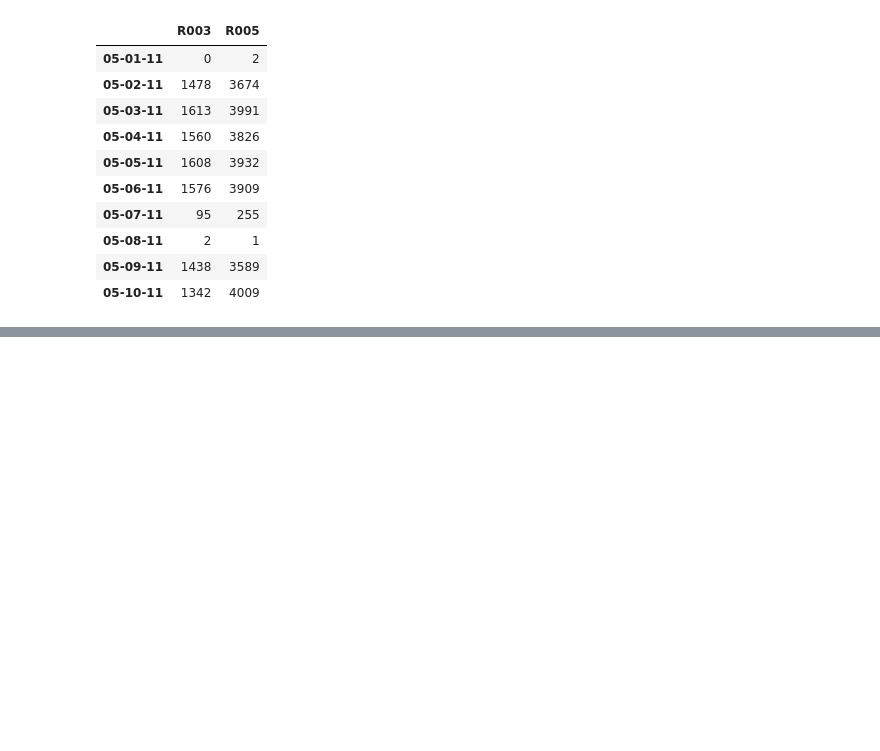
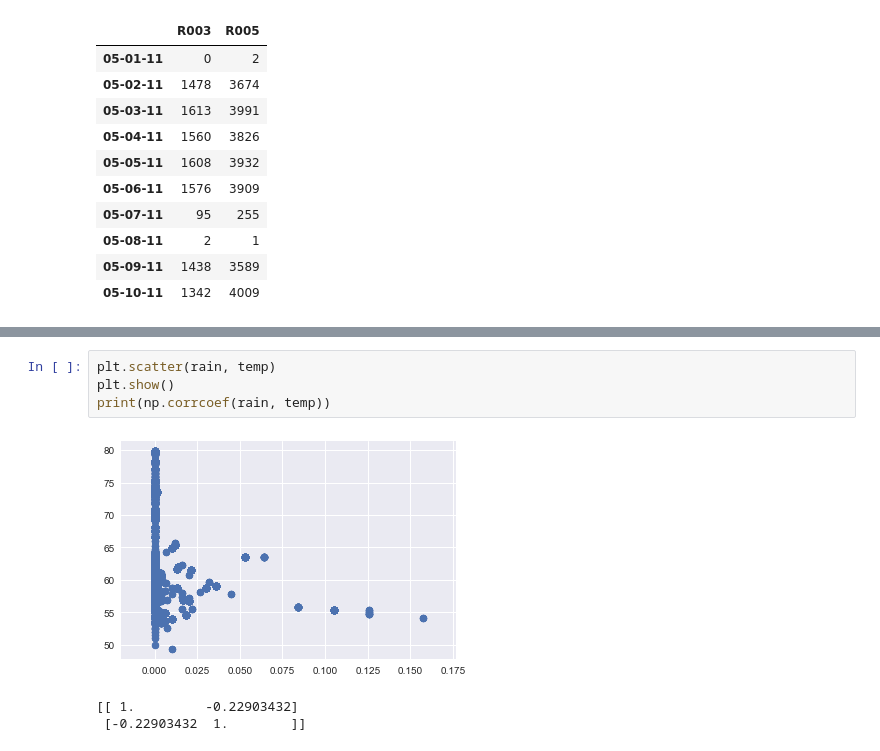
Before and after one commit to Morrowind1983/Udacity-Intro-to-Statistics, a Jupyter notebook: ud170 - 数据分析入门/03 - 用Numpy和Pandas分析二维数据/Exercise.ipynb, the cells around one changed output, grey strips where cells are left out. Saved outputs shown, nothing was run; the diff lists cells and outputs as text; blank space fills up the shorter version.

```diff
--- a/ud170 - 数据分析入门/03 - 用Numpy和Pandas分析二维数据/Exercise.ipynb
+++ b/ud170 - 数据分析入门/03 - 用Numpy和Pandas分析二维数据/Exercise.ipynb
@@ -268,0 +298,8 @@ Index([u'UNIT', u'DATEn', u'TIMEn', u'ENTRIESn', u'EXITSn', u'ENTRIESn_hourly',
+# %%
+plt.scatter(rain, temp)
+plt.show()
+print(np.corrcoef(rain, temp))
+# %% [output]
+[figure, added]
+[[ 1.         -0.22903432]
+ [-0.22903432  1.        ]]
```
Also changed, not shown: parts of 28 cells of this notebook, 2 other files.
